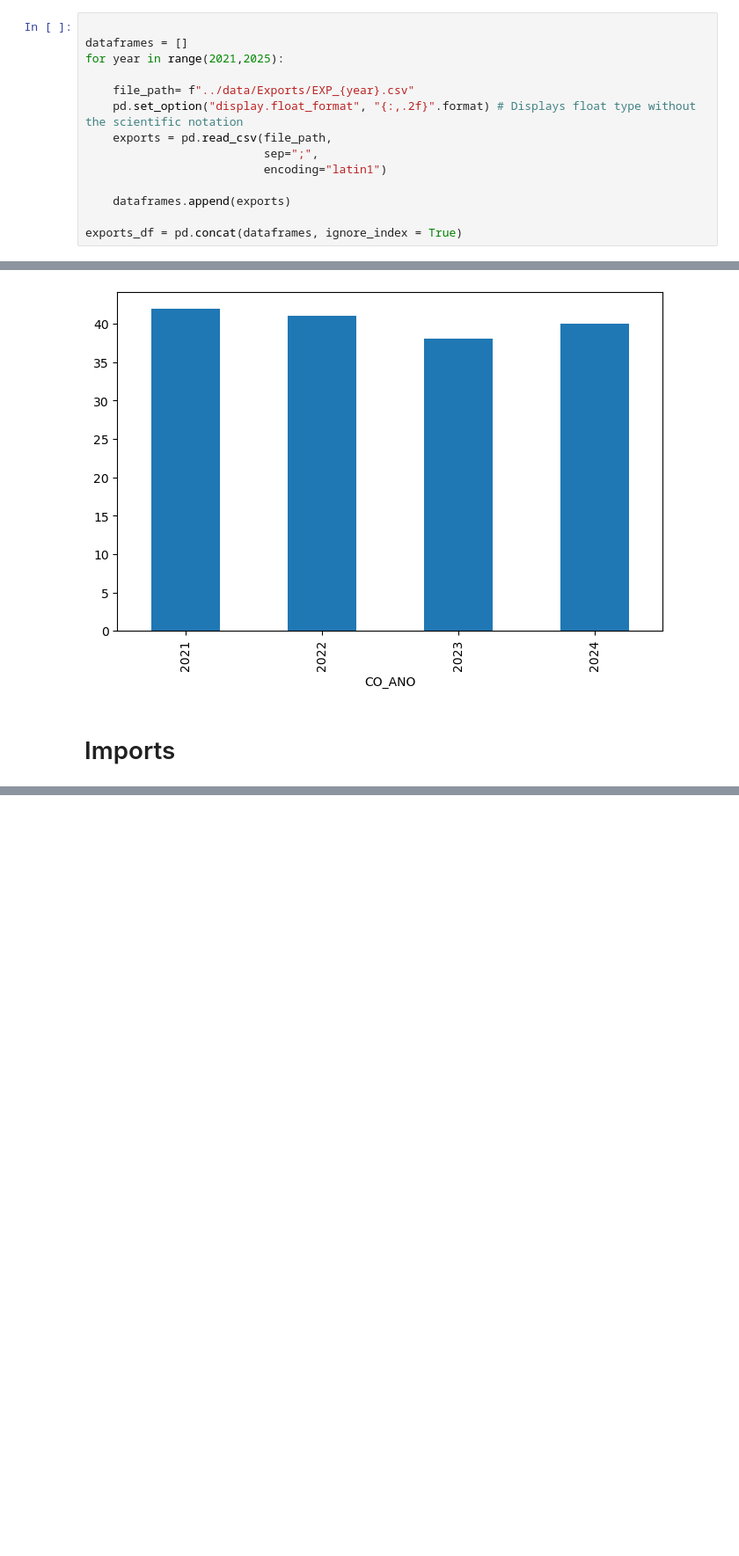
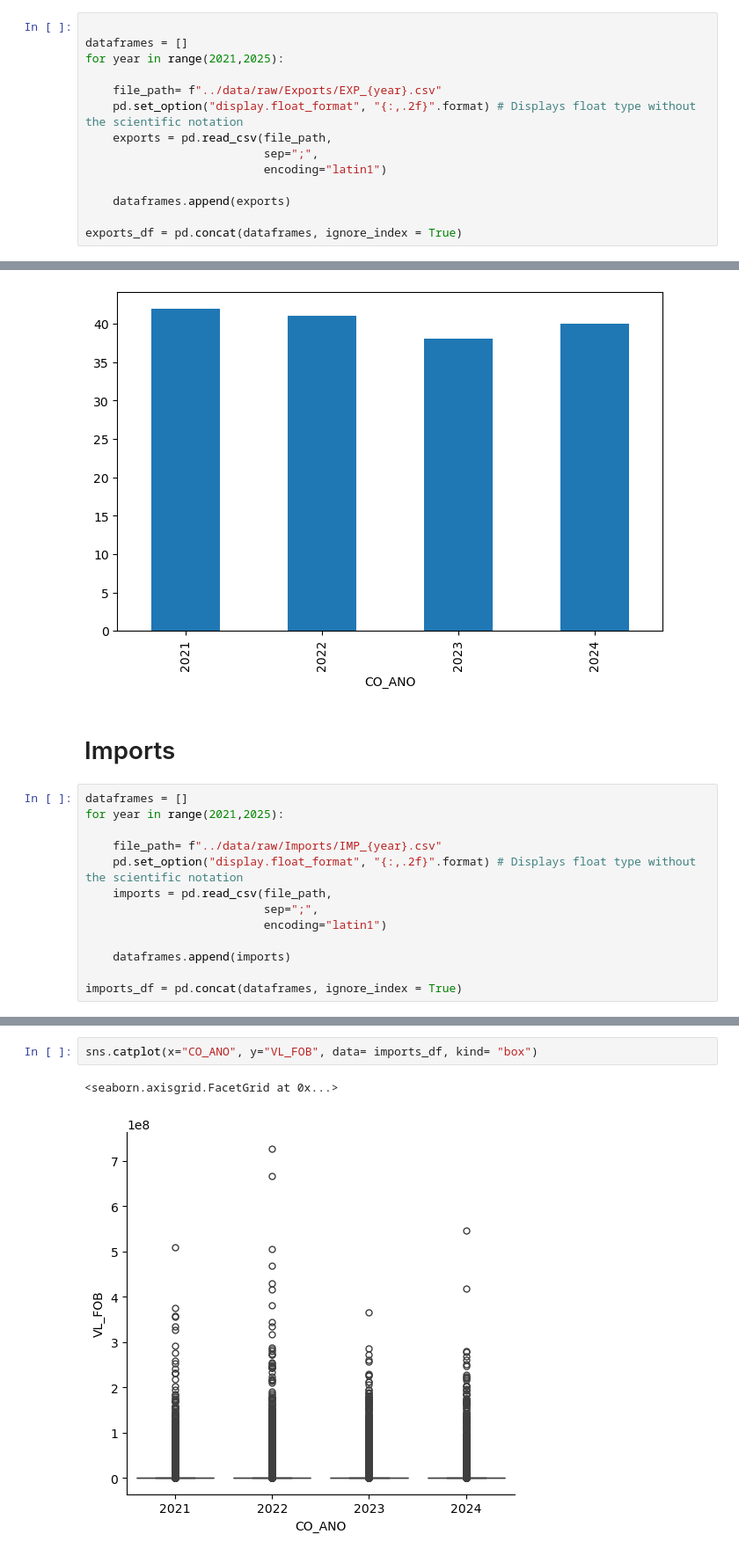
Before and after one commit to gkilpp/Foreign_Trade_Brazil, a Jupyter notebook: notebooks/00_data_profiling.ipynb, the cells around one changed output, grey strips where cells are left out. Shown at 88% size. Saved outputs shown, nothing was run; the diff lists cells and outputs as text; blank space fills up the shorter version.

Commit message:
Added a file '01_prepare_csv_for_bigquery' to configure csv format to upload dataset to bigquery. Made an simple EDA on Imports datasets and on Dimension Tables

```diff
--- a/notebooks/00_data_profiling.ipynb
+++ b/notebooks/00_data_profiling.ipynb
@@ -46,7 +46,7 @@ import seaborn as sns
 dataframes = []
 for year in range(2021,2025):
 
-    file_path= f"../data/Exports/EXP_{year}.csv"
+    file_path= f"../data/raw/Exports/EXP_{year}.csv"
     pd.set_option("display.float_format", "{:,.2f}".format) # Displays float type without the scientific notation
     exports = pd.read_csv(file_path,
                           sep=";",
@@ -385,3 +385,16 @@ Name: KG_LIQUIDO, dtype: float64
 [figure]
 # %% [markdown]
 # Imports
+# %%
+dataframes = []
+for year in range(2021,2025):
+
+    file_path= f"../data/raw/Imports/IMP_{year}.csv"
+    pd.set_option("display.float_format", "{:,.2f}".format) # Displays float type without the scientific notation
+    imports = pd.read_csv(file_path,
+                          sep=";",
+                          encoding="latin1")
+
+    dataframes.append(imports)
+
+imports_df = pd.concat(dataframes, ignore_index = True)
@@ -387,0 +525,5 @@ Name: KG_LIQUIDO, dtype: float64
+# %%
+sns.catplot(x="CO_ANO", y="VL_FOB", data= imports_df, kind= "box")
+# %% [output]
+<seaborn.axisgrid.FacetGrid at 0x...>
+[figure, added]
```
Also changed, not shown: parts of 33 cells of this notebook, 1 other file.
